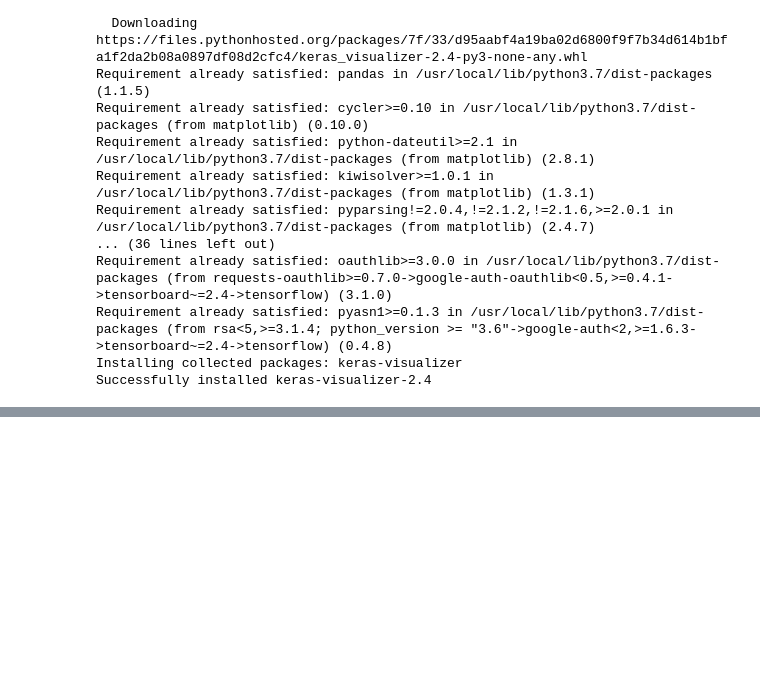
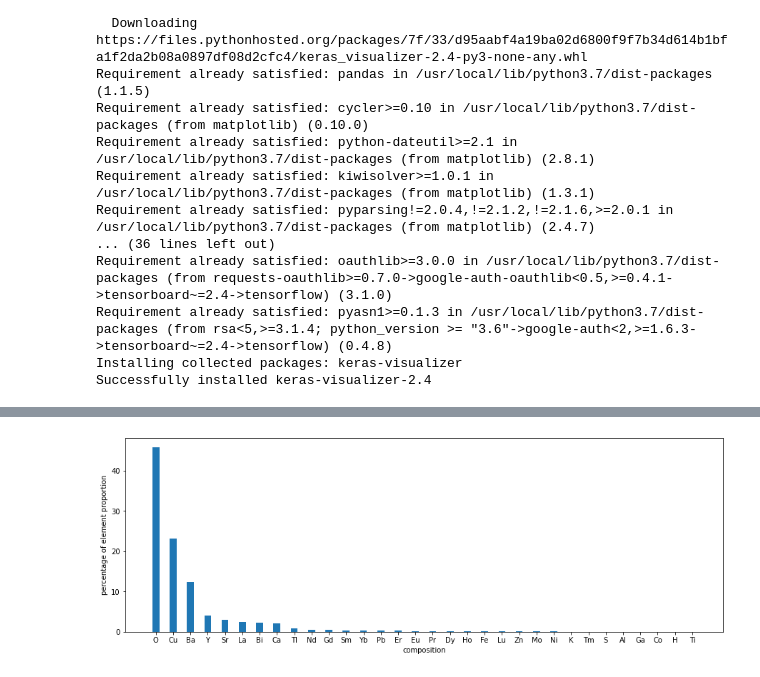
Before and after one commit to Redhatt/MS-ML, a Jupyter notebook: Train.ipynb, the cells around one changed output, grey strips where cells are left out. Drawn from its saved outputs; the diff is of its cells as text; code cells hidden in the pictures; blank space fills up the shorter version.

```diff
--- a/Train.ipynb
+++ b/Train.ipynb
@@ -163,0 +185,21 @@ plt.show()
+# %%
+# element proportion graph
+
+figure = plt.figure()
+figure.set_size_inches(15, 5)
+
+y_label = "percentage of element proportion"
+x_label = comp[:]
+amount = np.array([np.sum(x) for x in data_comp.T])
+amount = amount/amount.sum()
+
+amount, x_label = zip(*sorted(zip(amount, x_label), reverse=True, key=lambda x:x[0]))
+amount = 100.0 * np.asarray(amount)
+
+plt.xlabel('composition')
+plt.ylabel(y_label)
+# plt.subplot(122)
+plt.bar(x_label[:size], amount[:size], width=0.4)
+plt.show()
+# %% [output]
+[figure, added]
```
Also changed, not shown: parts of 6 cells of this notebook.
